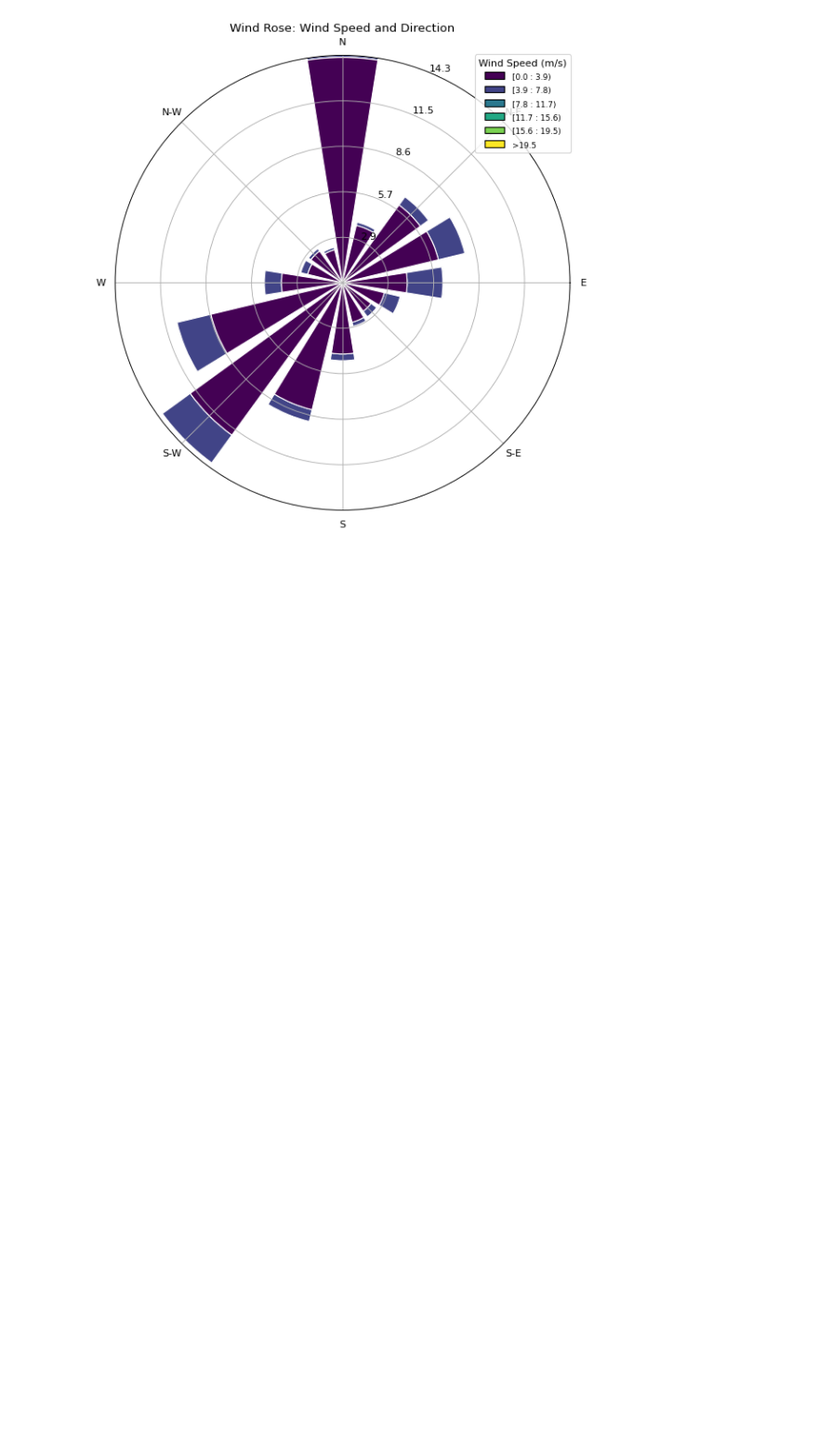
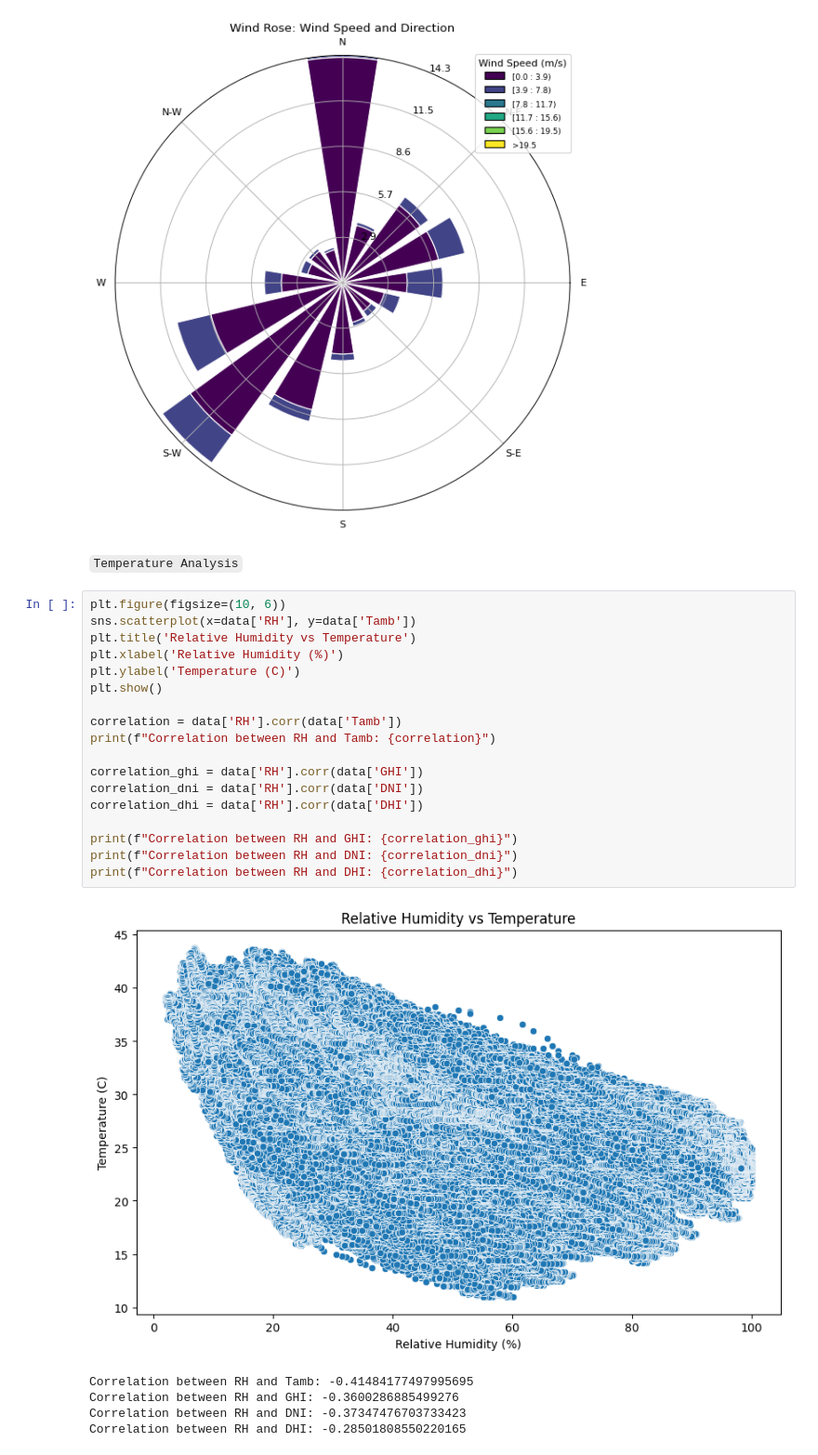
Before and after one commit to teddyhabtamu/Kifiya-AIM, a Jupyter notebook: notebooks/EDA_for_benin_malanville.ipynb, the cells around one changed output. Shown at 93% size. Cells and saved outputs as stored; diff of their text form; blank space fills up the shorter version.

Commit message:
Temperature analysis for data-1

```diff
--- a/notebooks/EDA_for_benin_malanville.ipynb
+++ b/notebooks/EDA_for_benin_malanville.ipynb
@@ -207,3 +207,29 @@ ax.set_title("Wind Rose: Wind Speed and Direction")
 # %% [output]
 Text(0.5, 1.0, 'Wind Rose: Wind Speed and Direction')
 [figure]
+# %% [markdown]
+`Temperature Analysis`
+# %%
+plt.figure(figsize=(10, 6))
+sns.scatterplot(x=data['RH'], y=data['Tamb'])
+plt.title('Relative Humidity vs Temperature')
+plt.xlabel('Relative Humidity (%)')
+plt.ylabel('Temperature (C)')
+plt.show()
+
+correlation = data['RH'].corr(data['Tamb'])
+print(f"Correlation between RH and Tamb: {correlation}")
+
+correlation_ghi = data['RH'].corr(data['GHI'])
+correlation_dni = data['RH'].corr(data['DNI'])
+correlation_dhi = data['RH'].corr(data['DHI'])
+
+print(f"Correlation between RH and GHI: {correlation_ghi}")
+print(f"Correlation between RH and DNI: {correlation_dni}")
+print(f"Correlation between RH and DHI: {correlation_dhi}")
+# %% [output]
+[figure, added]
+Correlation between RH and Tamb: -0.41484177497995695
+Correlation between RH and GHI: -0.3600286885499276
+Correlation between RH and DNI: -0.37347476703733423
+Correlation between RH and DHI: -0.28501808550220165
```
